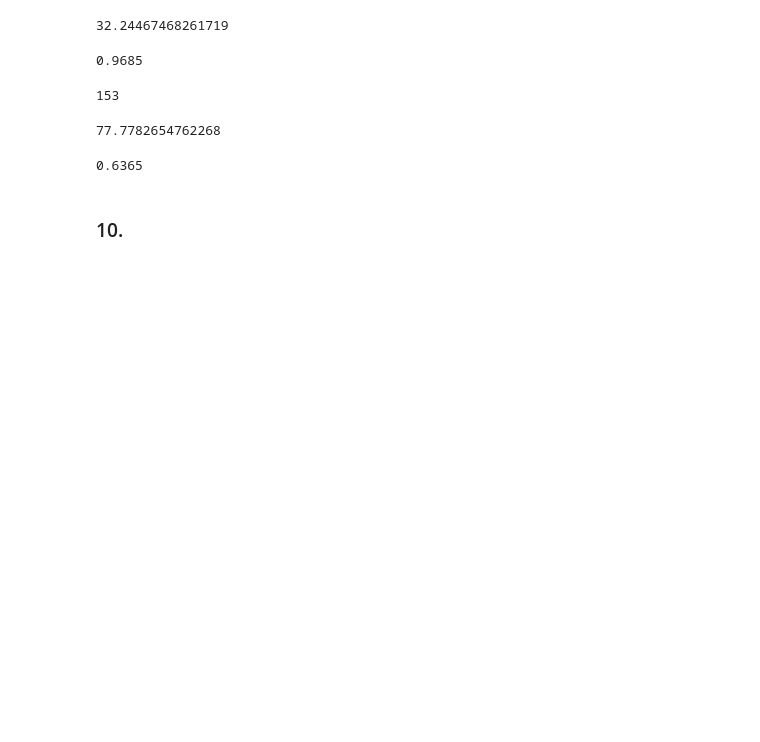
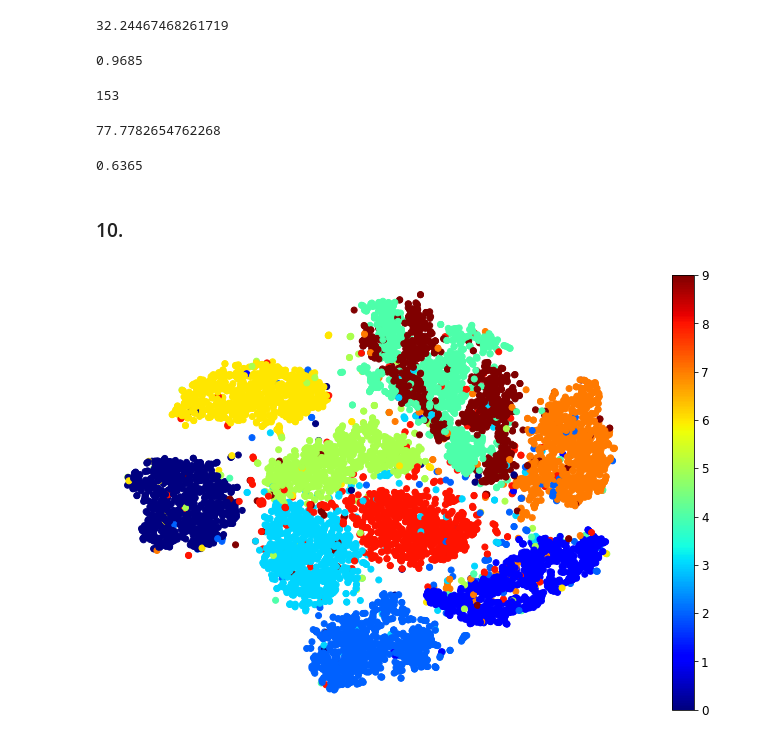
Before and after one commit to d1amondb0t/MLPractice, a Jupyter notebook: Chap8/DimesionalityReduction.ipynb, the cells around one changed output. Saved outputs shown, nothing was run; the diff lists cells and outputs as text; code cells hidden in the pictures; blank space fills up the shorter version.

```diff
--- a/Chap8/DimesionalityReduction.ipynb
+++ b/Chap8/DimesionalityReduction.ipynb
@@ -284,3 +284,29 @@ accuracy_score(y_test, y_pred2)
 0.6365
 # %% [markdown]
 ### 10.
+# %%
+import matplotlib.pyplot as plt
+import numpy as np
+from sklearn.manifold import TSNE
+from sklearn.datasets import fetch_openml
+
+mnist = fetch_openml('mnist_784',version=1, as_frame=False)
+
+np.random.seed(42)
+
+m = 10000
+idx = np.random.permutation(60000)[:m]
+X = mnist["data"][idx]
+y = mnist["target"][idx]
+
+tsne = TSNE(n_components=2, random_state=42)
+X_reduced = tsne.fit_transform(X)
+# %%
+plt.figure(figsize=(12,8))
+y_int = [int(i) for i in y]
+plt.scatter(X_reduced[:, 0], X_reduced[:, 1], c=y_int, cmap="jet")
+plt.axis('off')
+plt.colorbar()
+plt.show()
+# %% [output]
+[figure, added]
```
Also changed, not shown: parts of 6 cells of this notebook.
